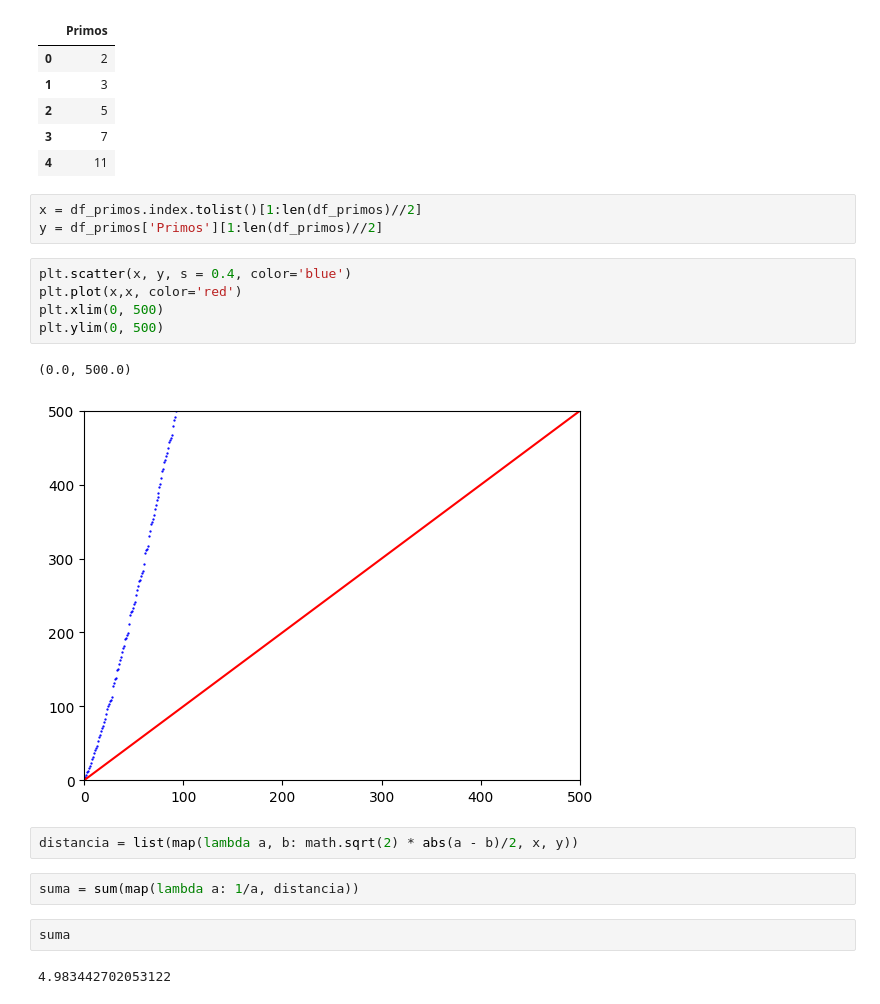
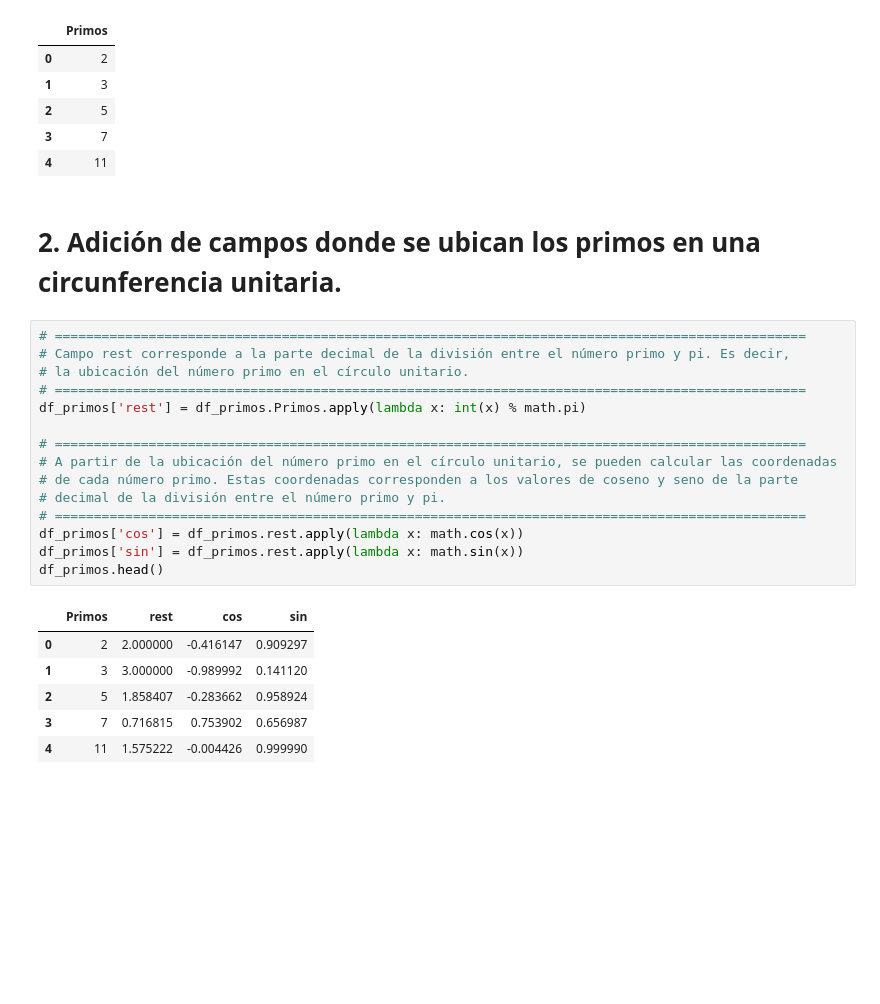
Before and after one commit to edgaracosta888/Proyectos_de_Matematicas, a Jupyter notebook: Numeros_Primos/Aplicaciones.ipynb, the cells around one changed output. Saved outputs shown, nothing was run; the diff lists cells and outputs as text; blank space fills up the shorter version.

```diff
--- a/Numeros_Primos/Aplicaciones.ipynb
+++ b/Numeros_Primos/Aplicaciones.ipynb
@@ -12,22 +14,27 @@ df_primos.head()
 | 2 | 5 |
 | 3 | 7 |
 | 4 | 11 |
-# %%
-x = df_primos.index.tolist()[1:len(df_primos)//2]
-y = df_primos['Primos'][1:len(df_primos)//2]
-# %%
-plt.scatter(x, y, s = 0.4, color='blue')
-plt.plot(x,x, color='red')
-plt.xlim(0, 500)
-plt.ylim(0, 500)
-# %% [output]
-(0.0, 500.0)
-[figure, removed]
-# %%
-distancia = list(map(lambda a, b: math.sqrt(2) * abs(a - b)/2, x, y))
-# %%
-suma = sum(map(lambda a: 1/a, distancia))
-# %%
-suma
-# %% [output]
-4.983442702053122
+# %% [markdown]
+# 2. Adición de campos donde se ubican los primos en una circunferencia unitaria.
+# %%
+# ================================================================================================
+# Campo rest corresponde a la parte decimal de la división entre el número primo y pi. Es decir,
+# la ubicación del número primo en el círculo unitario.
+# ================================================================================================
+df_primos['rest'] = df_primos.Primos.apply(lambda x: int(x) % math.pi)
+
+# ================================================================================================
+# A partir de la ubicación del número primo en el círculo unitario, se pueden calcular las coordenadas
+# de cada número primo. Estas coordenadas corresponden a los valores de coseno y seno de la parte
+# decimal de la división entre el número primo y pi.
+# ================================================================================================
+df_primos['cos'] = df_primos.rest.apply(lambda x: math.cos(x))
+df_primos['sin'] = df_primos.rest.apply(lambda x: math.sin(x))
+df_primos.head()
+# %% [output]
+|  | Primos | rest | cos | sin |
+| 0 | 2 | 2.000000 | -0.416147 | 0.909297 |
+| 1 | 3 | 3.000000 | -0.989992 | 0.141120 |
+| 2 | 5 | 1.858407 | -0.283662 | 0.958924 |
+| 3 | 7 | 0.716815 | 0.753902 | 0.656987 |
+| 4 | 11 | 1.575222 | -0.004426 | 0.999990 |
```
Also changed, not shown: parts of 4 cells of this notebook.
